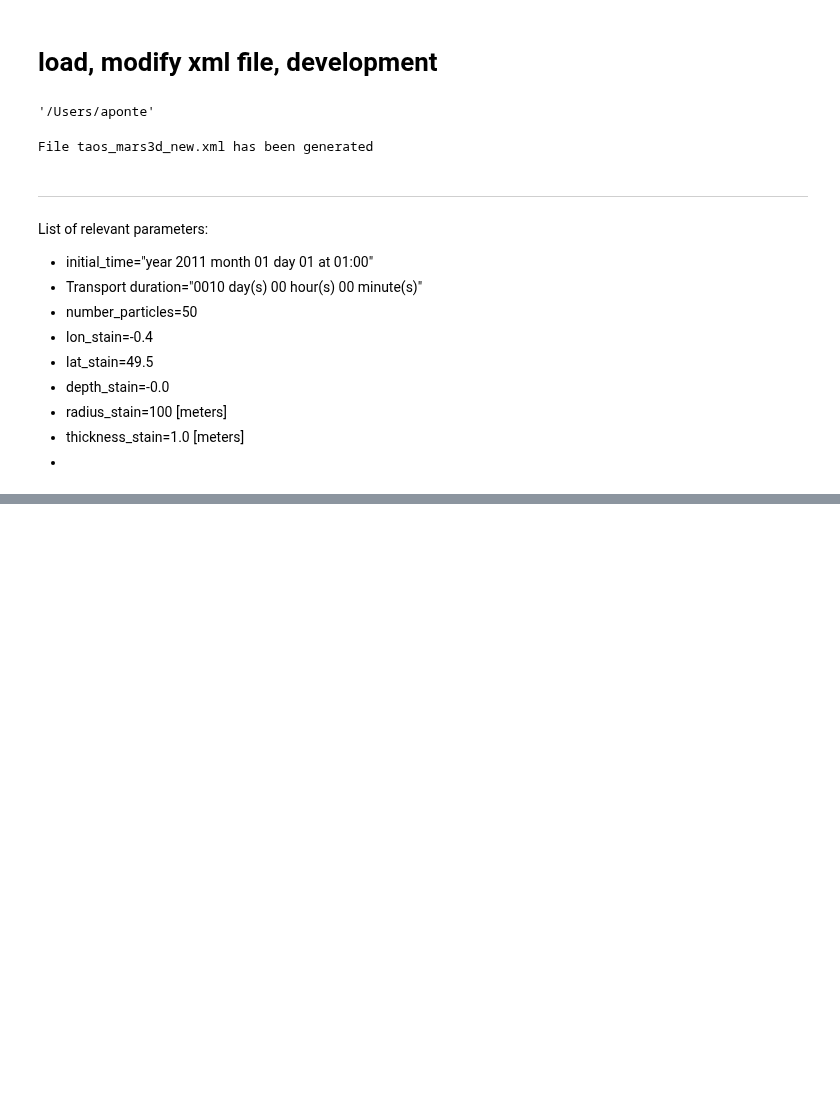
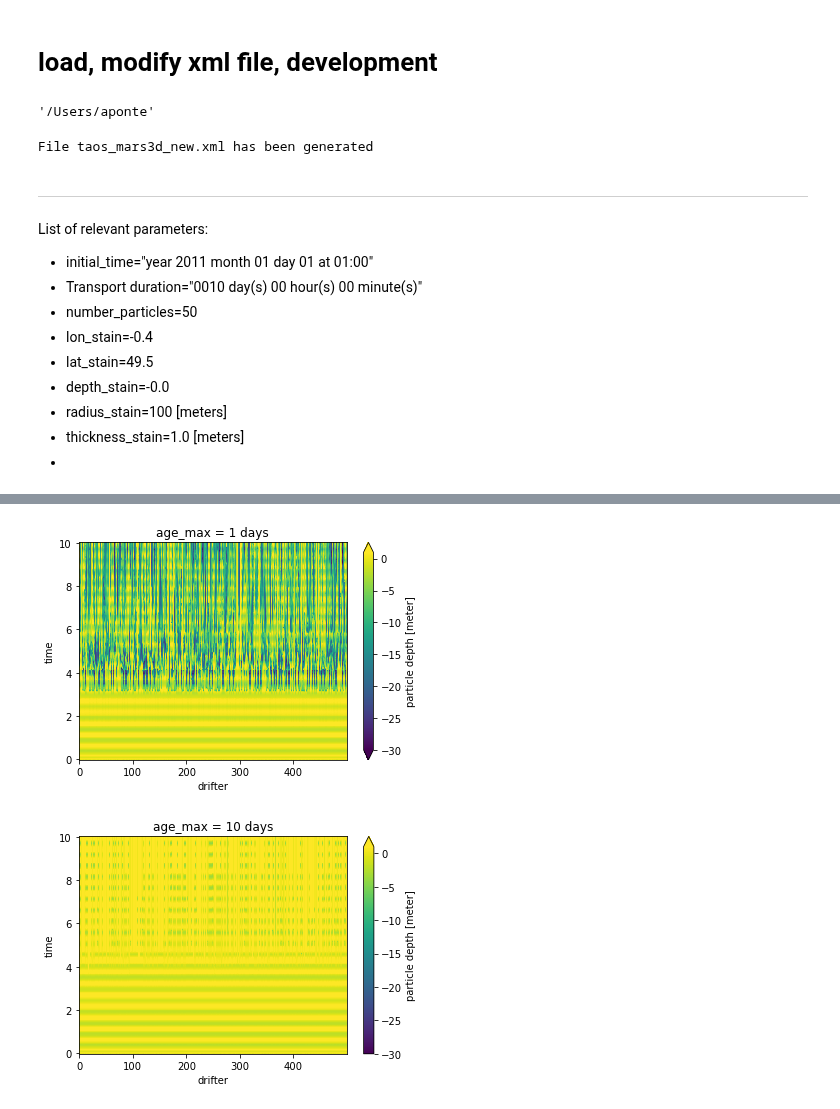
Before and after one commit to apatlpo/taos, a Jupyter notebook: drifters/dev.ipynb, the cells around one changed output, grey strips where cells are left out. Saved outputs shown, nothing was run; the diff lists cells and outputs as text; code cells hidden in the pictures; blank space fills up the shorter version.

Commit message:
updating/optimizing ichthyop launch

```diff
--- a/drifters/dev.ipynb
+++ b/drifters/dev.ipynb
@@ -107,0 +143,12 @@ File cfg.xml has been generated
+# %%
+import os
+import numpy as np
+import pandas as pd
+
+%matplotlib inline
+from matplotlib import pyplot as plt
+
+import taos.mars as ms
+import taos.drifters as dr
+
+work_dir = "/home/datawork-lops-osi/aponte/taos/ichthy"
@@ -107,0 +179,9 @@ File cfg.xml has been generated
+# %%
+def load_run(age_max):
+    run = "test{}".format(age_max)
+    run_dir = os.path.join(work_dir, run)
+    dsr = dr.load_run_simple(run_dir)
+    dsr = dr.normalize_time(dsr)
+    return dsr
+
+D = {a: load_run(a) for a in [1, 10]}
@@ -107,0 +208,8 @@ File cfg.xml has been generated
+# %%
+for a, dsr in D.items():
+    plt.figure()
+    dsr.depth.plot(vmin=-30, vmax=1)
+    plt.title("age_max = {} days".format(a))
+# %% [output]
+[figure, added]
+[figure, added]
```
Also changed, not shown: parts of 12 cells of this notebook, 4 other files.
